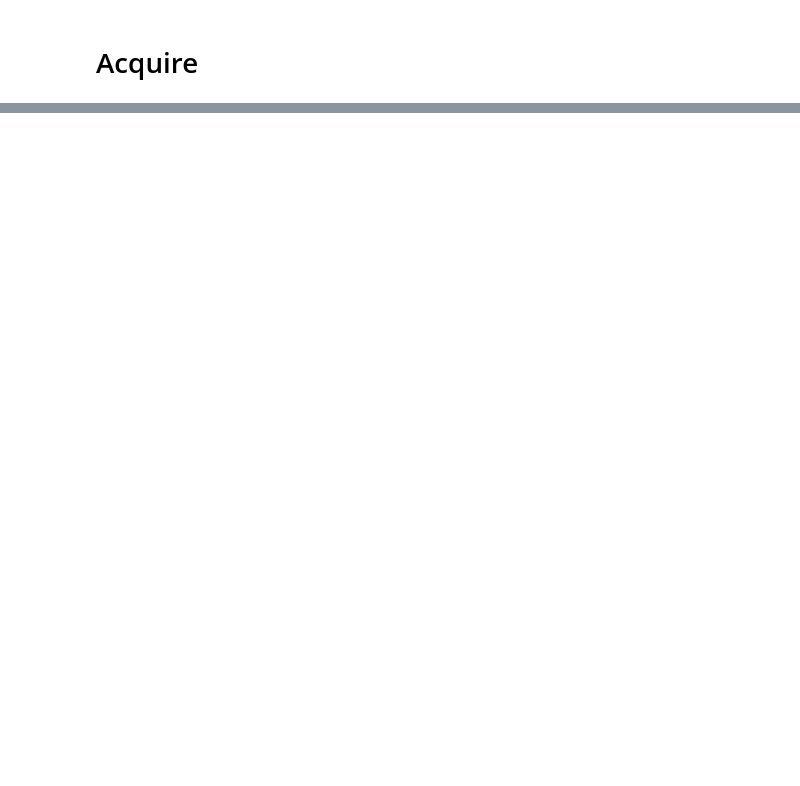
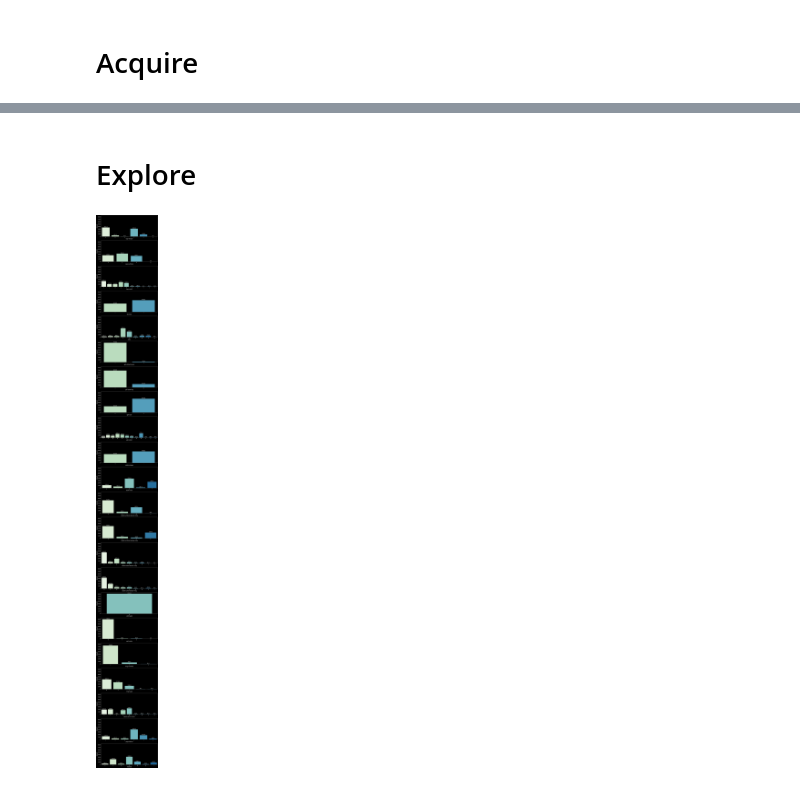
Before and after one commit to paigerackley/mushroom-classification-project, a Jupyter notebook: scratchbook.ipynb, the cells around one changed output, grey strips where cells are left out. Cells and saved outputs as stored; diff of their text form; code cells hidden in the pictures; blank space fills up the shorter version.

```diff
--- a/scratchbook.ipynb
+++ b/scratchbook.ipynb
@@ -12,6 +12,6 @@ import acquire
 # %% [markdown]
 # Acquire
 # %%
-df = acquire.get_mush_data()
+df = get_mush_data()
 df.head()
 # %% [output]
@@ -34,0 +27,3 @@ df.head()
+# %%
+features = df.columns
+print(features)
@@ -34,0 +38,20 @@ df.head()
+# %% [markdown]
+# Explore
+# %%
+f, axes = plt.subplots(22,1, figsize=(15,150), sharey = True)
+k = 1
+for i in range(0,22):
+    s = sns.countplot(x = features[k], data = df, ax=axes[i], palette = 'GnBu')
+    axes[i].set_xlabel(features[k], fontsize=20)
+    axes[i].set_ylabel("Count", fontsize=20)
+    axes[i].tick_params(labelsize=15)
+    k = k+1
+    for p in s.patches:
+        s.annotate(format(p.get_height(), '.1f'),
+        (p.get_x() + p.get_width() / 2., p.get_height()),
+        ha = 'center', va = 'center',
+        xytext = (0, 9),
+        fontsize = 15,
+        textcoords = 'offset points')
+# %% [output]
+[figure, added]
```
Also changed, not shown: parts of 8 cells of this notebook.
